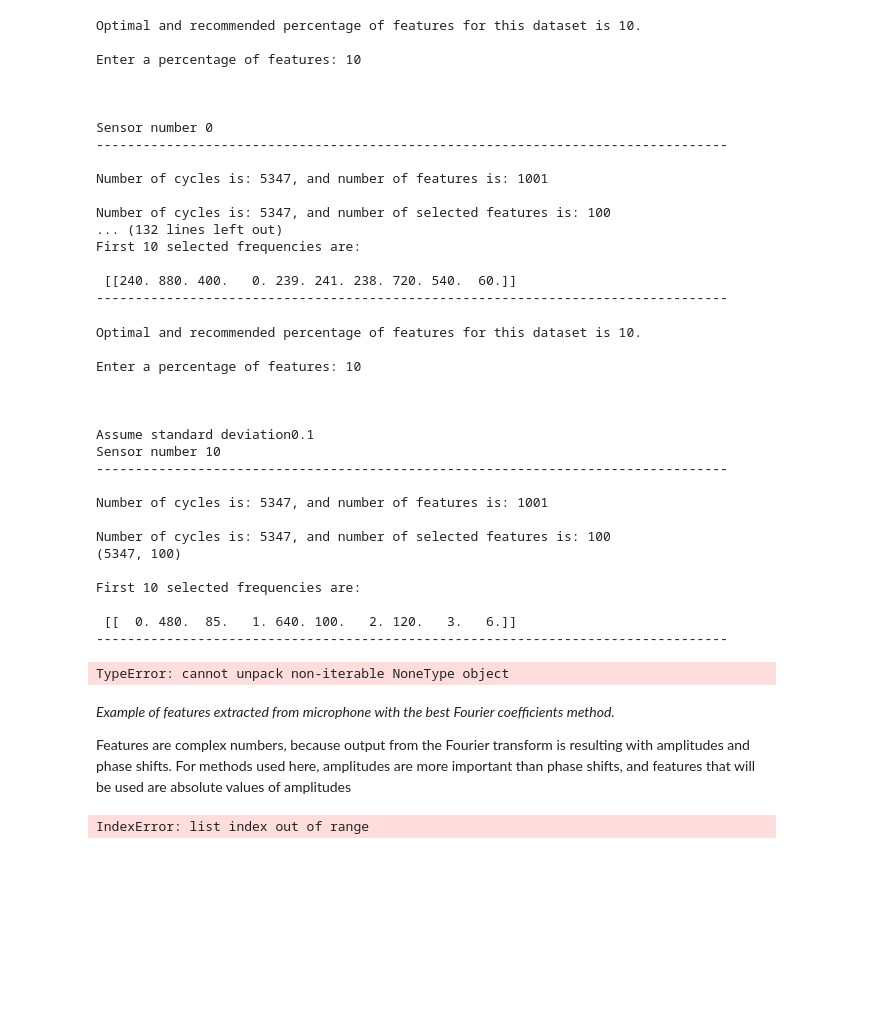
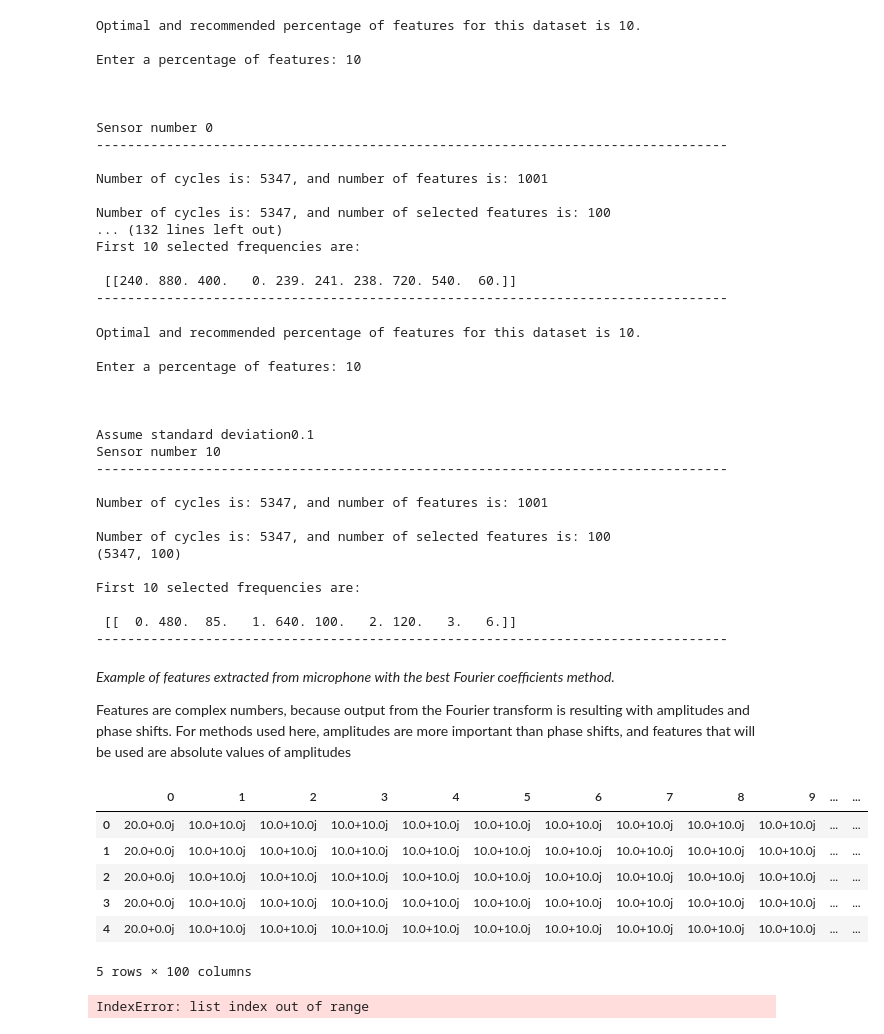
Before and after one commit to ehlimana/ZEMA-machine-learing-tutorials-uncertainty-evaluation, a Jupyter notebook: 2_Machine_Learning_using_Best_Fourier_Coefficients.ipynb, the cells around one changed output. Drawn from its saved outputs; the diff is of its cells as text; code cells hidden in the pictures; blank space fills up the shorter version.

Commit message:
uncertainties put in return

```diff
--- a/2_Machine_Learning_using_Best_Fourier_Coefficients.ipynb
+++ b/2_Machine_Learning_using_Best_Fourier_Coefficients.ipynb
@@ -291,11 +292,11 @@ sigma=float(input("Assume standard deviation"))
 # Initialising the list woth 11 elements, which are data frames "sorted_value_matrix" from each sensor.
 freq_of_sorted_values=[0]*len(sensor_train)
 sorted_values_from_all_sensors=[0]*len(sensor_train)
-
+sorted_uncert_from_all_sensors=[0]*len(sensor_train)
 
 print("Sensor number %s" % i)
 print("---------------------------------------------------------------------------------")
-freq_of_sorted_values[0],sorted_values_from_all_sensors[0]=chooseAndReturnOrdered_with_uncertainty(sensor_train[0], n_of_samples, N,sigma)
+freq_of_sorted_values[0],sorted_values_from_all_sensors[0],sorted_uncert_from_all_sensors[0]=chooseAndReturnOrdered_with_uncertainty(sensor_train[0], n_of_samples, N,sigma)
 # %% [output]
 Optimal and recommended percentage of features for this dataset is 10.
 
@@ -316,12 +317,21 @@ First 10 selected frequencies are:
 
  [[  0. 480.  85.   1. 640. 100.   2. 120.   3.   6.]]
 ---------------------------------------------------------------------------------
-TypeError: cannot unpack non-iterable NoneType object
 # %% [markdown]
 
 _Example of features extracted from microphone with the best Fourier coefficients method._
 
 Features are complex numbers, because output from the Fourier transform is resulting with amplitudes and phase shifts. For methods used here, amplitudes are more important than phase shifts, and features that will be used are absolute values of amplitudes
+# %%
+sorted_uncert_from_all_sensors[0].head()
+# %% [output]
+|  | 0 | 1 | 2 | 3 | 4 | 5 | 6 | 7 | 8 | 9 | ... | ... |
+| 0 | 20.0+0.0j | 10.0+10.0j | 10.0+10.0j | 10.0+10.0j | 10.0+10.0j | 10.0+10.0j | 10.0+10.0j | 10.0+10.0j | 10.0+10.0j | 10.0+10.0j | ... | ... |
+| 1 | 20.0+0.0j | 10.0+10.0j | 10.0+10.0j | 10.0+10.0j | 10.0+10.0j | 10.0+10.0j | 10.0+10.0j | 10.0+10.0j | 10.0+10.0j | 10.0+10.0j | ... | ... |
+| 2 | 20.0+0.0j | 10.0+10.0j | 10.0+10.0j | 10.0+10.0j | 10.0+10.0j | 10.0+10.0j | 10.0+10.0j | 10.0+10.0j | 10.0+10.0j | 10.0+10.0j | ... | ... |
+| 3 | 20.0+0.0j | 10.0+10.0j | 10.0+10.0j | 10.0+10.0j | 10.0+10.0j | 10.0+10.0j | 10.0+10.0j | 10.0+10.0j | 10.0+10.0j | 10.0+10.0j | ... | ... |
+| 4 | 20.0+0.0j | 10.0+10.0j | 10.0+10.0j | 10.0+10.0j | 10.0+10.0j | 10.0+10.0j | 10.0+10.0j | 10.0+10.0j | 10.0+10.0j | 10.0+10.0j | ... | ... |
+5 rows × 100 columns
 # %%
 sorted_values_from_all_sensors[0].head()
 # %% [output]
```
Also changed, not shown: parts of 2 cells of this notebook.
